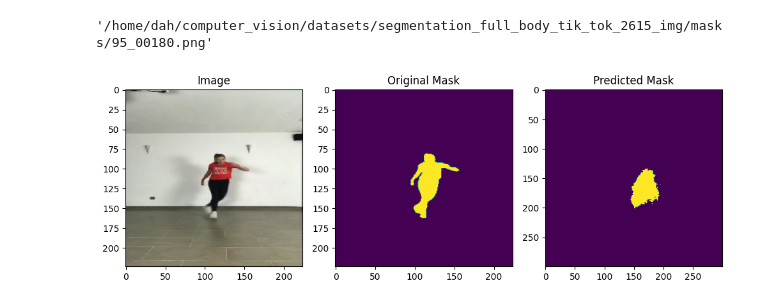
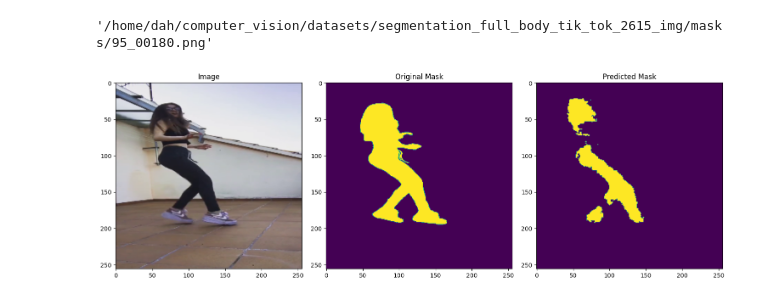
Before and after one commit to dahsie/unet, a Jupyter notebook: notebook/test.ipynb, the cells around one changed output. Saved outputs shown, nothing was run; the diff lists cells and outputs as text; code cells hidden in the pictures.

Commit message:
fine tuning the model

```diff
--- a/notebook/test.ipynb
+++ b/notebook/test.ipynb
@@ -148,8 +152,8 @@ torch.Size([1, 1, 256, 256])
 IMAGE_DATASET_PATH = "/home/dah/computer_vision/datasets/segmentation_full_body_tik_tok_2615_img/images"
 MASK_DATASET_PATH = "/home/dah/computer_vision/datasets/segmentation_full_body_tik_tok_2615_img/masks"
 
-INPUT_IMAGE_HEIGHT = 300
-INPUT_IMAGE_WIDTH = 300
+INPUT_IMAGE_HEIGHT = 256
+INPUT_IMAGE_WIDTH = 256
 
 
 
@@ -196,4 +203,6 @@ from trainer import UNetTrainer
 # %%
+set_seed()
+
 LR = 1e-2
 
 NUM_EPOCHS = 10
@@ -201,13 +210,17 @@ NUM_EPOCHS = 10
 # CPU_USAGE = os.cpu_count() - 4
 
 DEVICE = "cuda" if torch.cuda.is_available() else "cpu"
+# DEVICE = "cpu"
 
 # initialize our UNet model
 # model = UNet(ouput_dim=(INPUT_IMAGE_HEIGHT,INPUT_IMAGE_WIDTH), encoder_channels = (3, 64, 128, 256, 512),decoder_channels = (512,256, 128, 64)).to(DEVICE)
-model = UNet(ouput_dim=(INPUT_IMAGE_HEIGHT,INPUT_IMAGE_WIDTH), encoder_channels = (3, 32,64, 128, 256),decoder_channels = (256, 128, 64, 32)).to(DEVICE)
+# model = UNet(ouput_dim=(INPUT_IMAGE_HEIGHT,INPUT_IMAGE_WIDTH), encoder_channels = (3,32, 64, 128),decoder_channels = (128, 64, 32), num_class=1).to(DEVICE)
+model = UNet(ouput_dim=(INPUT_IMAGE_HEIGHT,INPUT_IMAGE_WIDTH), encoder_channels = (3,16, 32, 64),decoder_channels = (64, 32, 16), num_class=1).to(DEVICE)
 
 # initialize loss function and optimizer
 loss_func = BCEWithLogitsLoss()
+# loss_func = DiceLoss(mode='binary')
+# loss_func = BCELoss()
 # loss_func = Sigmoid()
 # optimizer = SGD(model.parameters(), lr=LR)
 optimizer = SGD(model.parameters(), lr=LR, momentum=0.9)
@@ -260,6 +294,6 @@ test_masks[0]
 # %% [output]
 '/home/dah/computer_vision/datasets/segmentation_full_body_tik_tok_2615_img/masks/95_00180.png'
 # %%
-make_predictions(model=model, image_path = test_images[5], mask_path=test_masks[5], input_image_height=224, input_image_width=224, device = "cuda",threshold = 0.5)
+make_predictions(model=model, image_path = test_images[1], mask_path=test_masks[1], input_image_height=256, input_image_width=256, device = "cuda",threshold = THRESHOLD)
 # %% [output]
-[figure, old version]
+[figure, new version]
```
Also changed, not shown: parts of 10 cells of this notebook.
